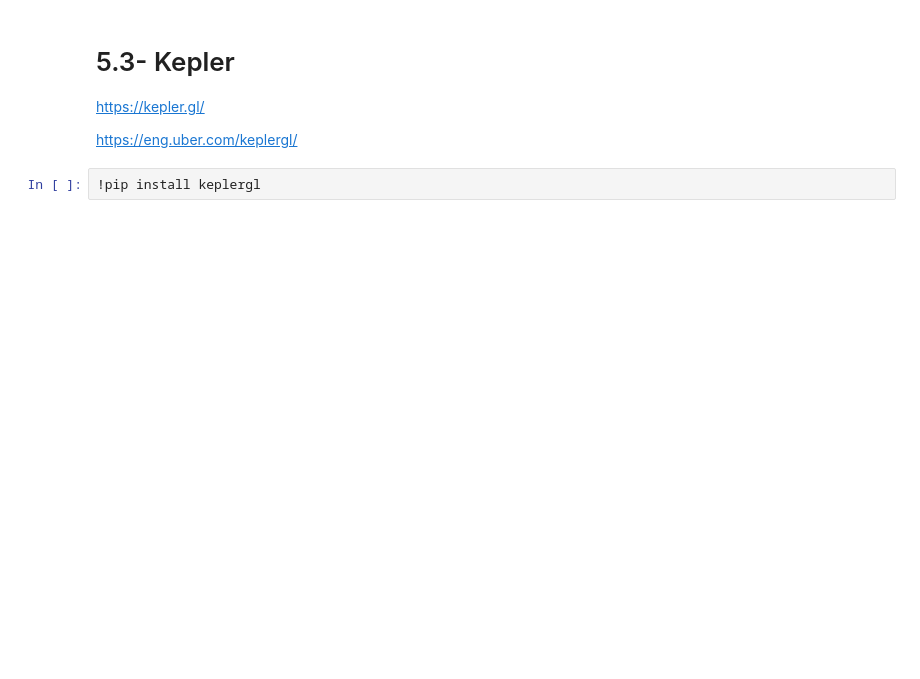
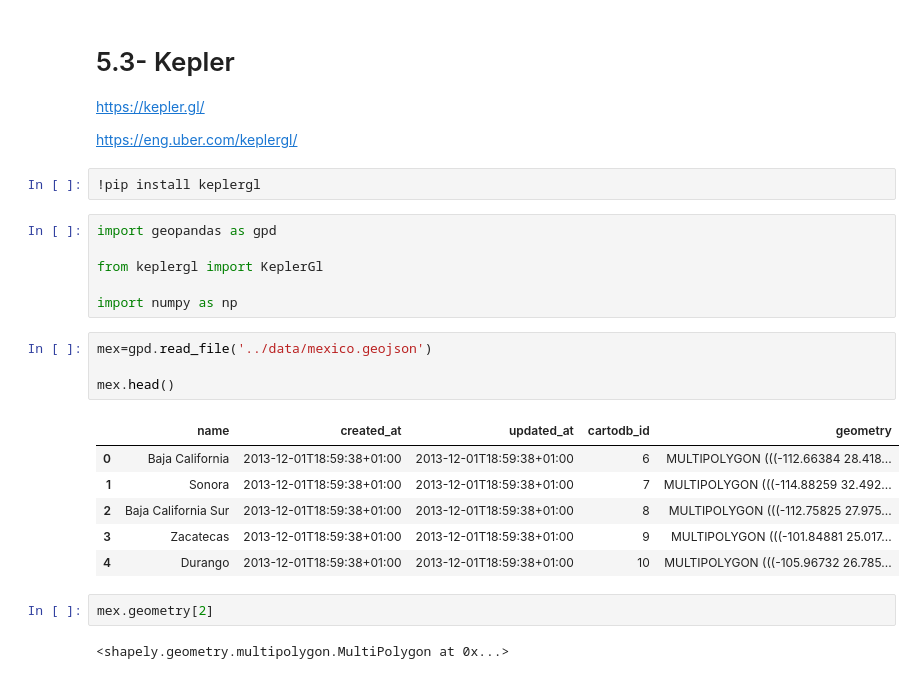
Before and after one commit to Ironhack-Data-Madrid-Abril-2021/Material_Clase, a Jupyter notebook: semana_5/5.3 - Kepler.ipynb, the cells around one changed output. Cells and saved outputs as stored; diff of their text form; blank space fills up the shorter version.

```diff
--- a/semana_5/5.3 - Kepler.ipynb
+++ b/semana_5/5.3 - Kepler.ipynb
@@ -6,3 +6,24 @@ https://kepler.gl/
 https://eng.uber.com/keplergl/
 # %%
 !pip install keplergl
+# %%
+import geopandas as gpd
+
+from keplergl import KeplerGl
+
+import numpy as np
+# %%
+mex=gpd.read_file('../data/mexico.geojson')
+
+mex.head()
+# %% [output]
+|  | name | created_at | updated_at | cartodb_id | geometry |
+| 0 | Baja California | 2013-12-01T18:59:38+01:00 | 2013-12-01T18:59:38+01:00 | 6 | MULTIPOLYGON (((-112.66384 28.418... |
+| 1 | Sonora | 2013-12-01T18:59:38+01:00 | 2013-12-01T18:59:38+01:00 | 7 | MULTIPOLYGON (((-114.88259 32.492... |
+| 2 | Baja California Sur | 2013-12-01T18:59:38+01:00 | 2013-12-01T18:59:38+01:00 | 8 | MULTIPOLYGON (((-112.75825 27.975... |
+| 3 | Zacatecas | 2013-12-01T18:59:38+01:00 | 2013-12-01T18:59:38+01:00 | 9 | MULTIPOLYGON (((-101.84881 25.017... |
+| 4 | Durango | 2013-12-01T18:59:38+01:00 | 2013-12-01T18:59:38+01:00 | 10 | MULTIPOLYGON (((-105.96732 26.785... |
+# %%
+mex.geometry[2]
+# %% [output]
+<shapely.geometry.multipolygon.MultiPolygon at 0x...>
```
Also changed, not shown: parts of 6 cells of this notebook, 9 other files.
